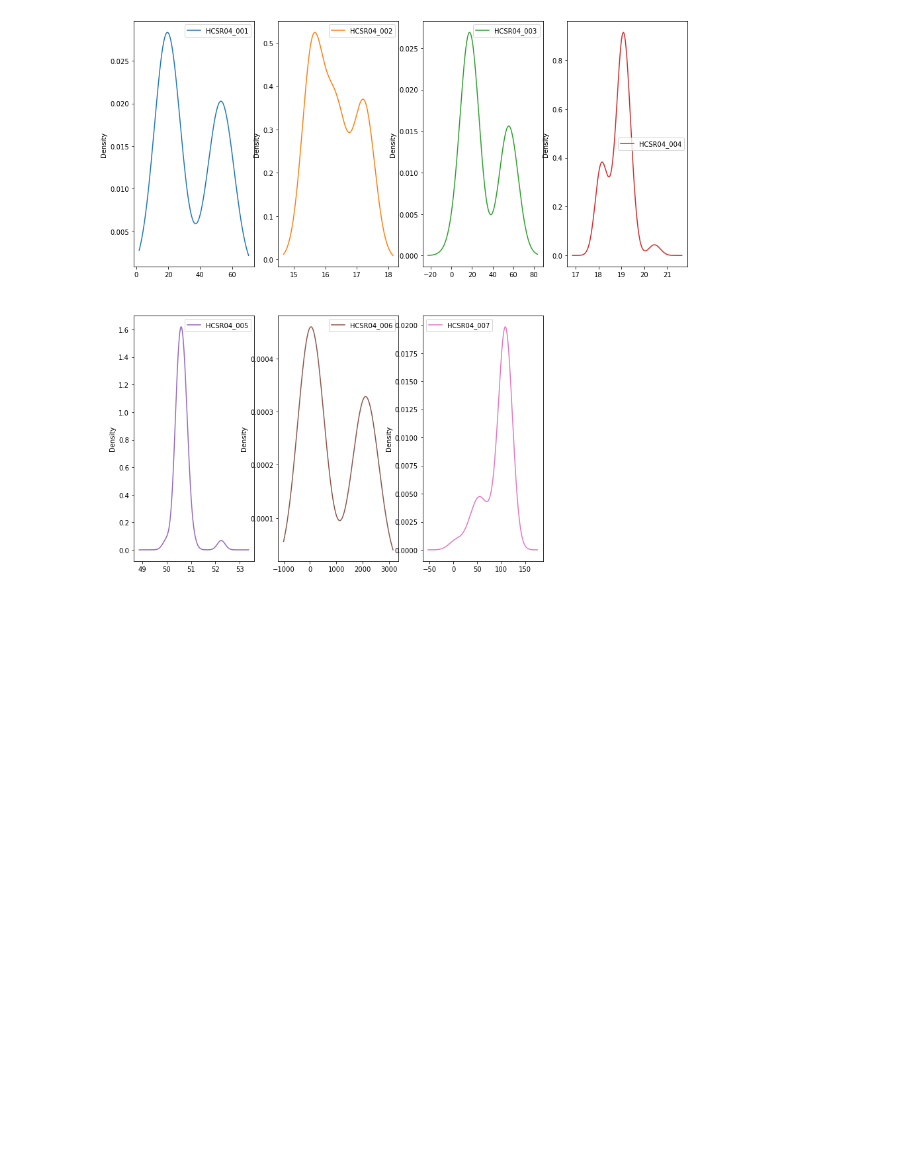
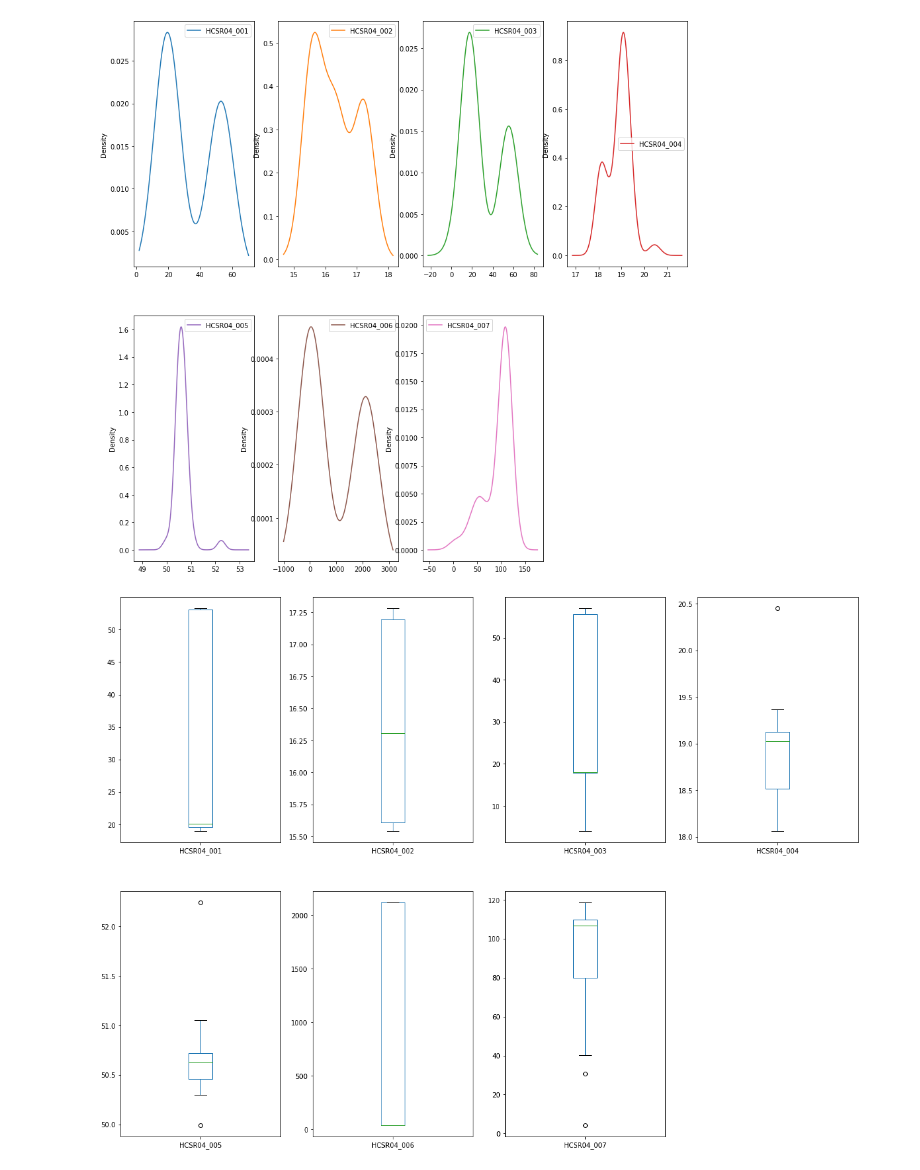
Before and after one commit to emanbuc/ultrasonic-vision, a Jupyter notebook: notebooks/analisi_dati_sensori.ipynb, the cells around one changed output. Drawn from its saved outputs; the diff is of its cells as text; code cells hidden in the pictures; blank space fills up the shorter version.

```diff
--- a/notebooks/analisi_dati_sensori.ipynb
+++ b/notebooks/analisi_dati_sensori.ipynb
@@ -90,6 +158,11 @@ All'interfaccia ARIA-OGGETTO le onde sonore incidenti generano on onda riflessa
 # %%
-df_EMPTY_SEVEN = groupedByClass.get_group('BEAN_CAN')
-df_EMPTY_SEVEN.plot(kind='density', subplots=True, layout=(2,4), sharex=False, figsize=(15,15))
+df_BEAN_CAN = groupedByClass.get_group('BEAN_CAN')
+df_BEAN_CAN.plot(kind='density', subplots=True, layout=(2,4), sharex=False, figsize=(15,15))
 plt.show()
 # %% [output]
 [figure]
+# %%
+df_BEAN_CAN.plot(kind='box', subplots=True, layout=(2,4), figsize=(20,15))
+plt.show()
+# %% [output]
+[figure, added]
```
Also changed, not shown: parts of 7 cells of this notebook, 2 other files.
